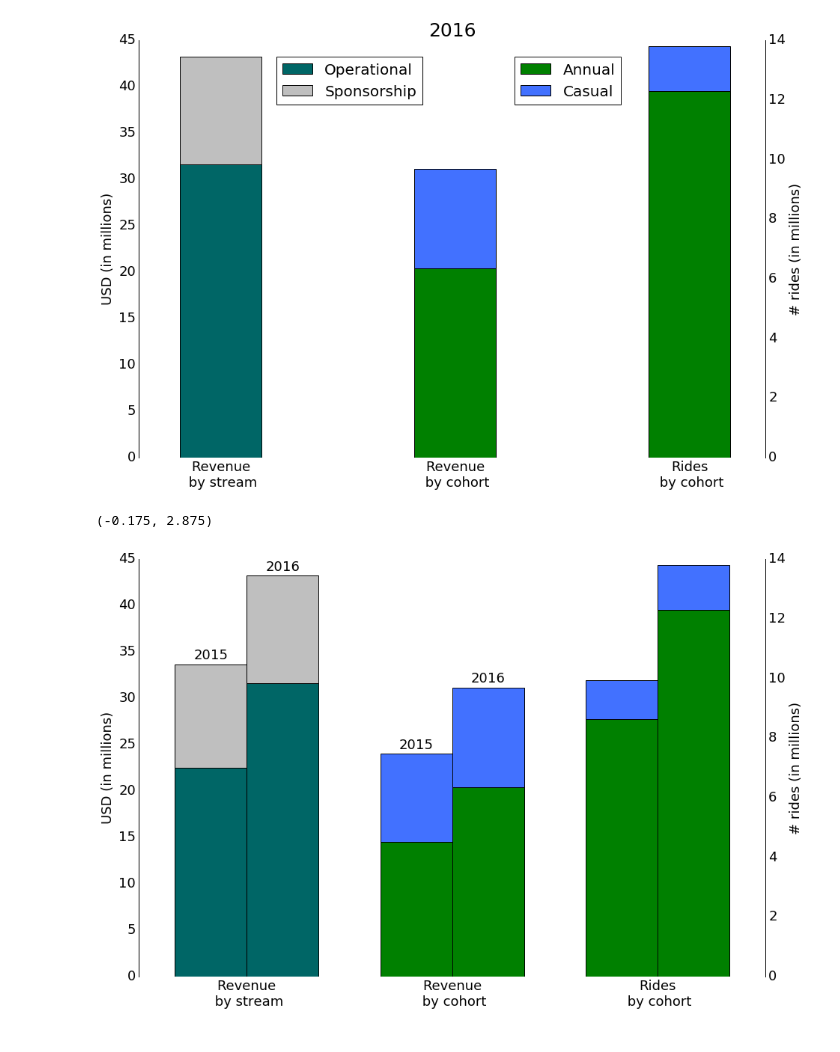
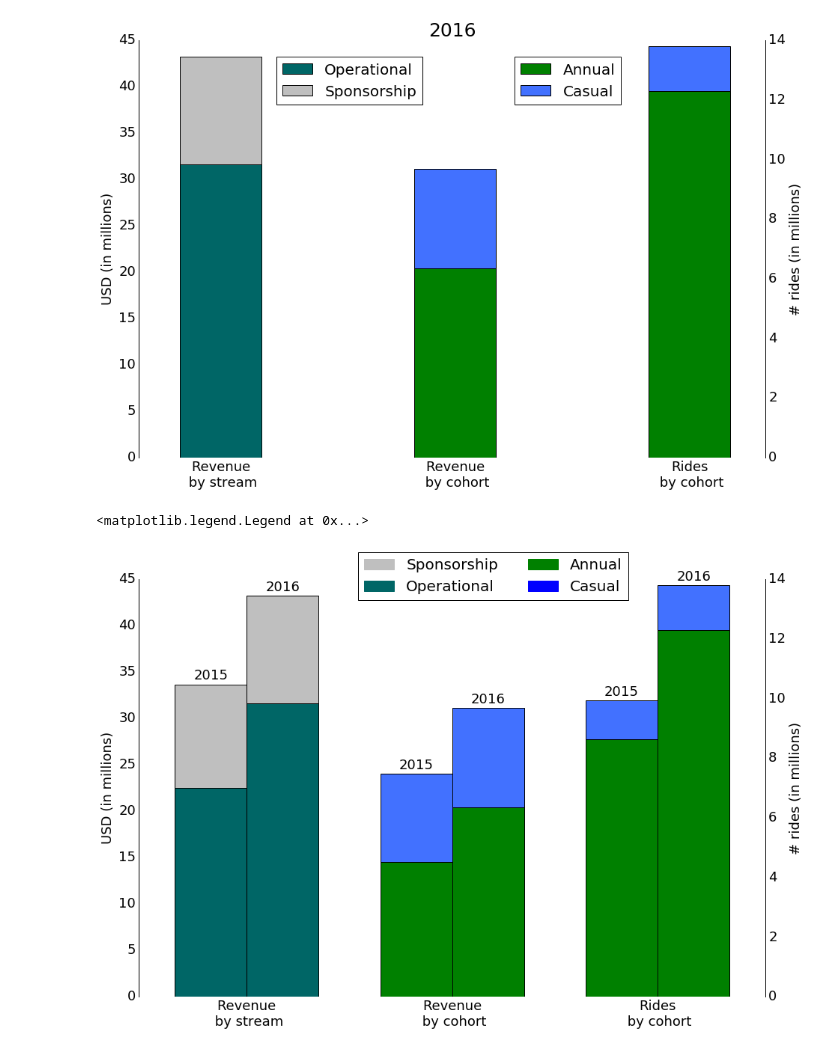
Before and after one commit to cleipski/Citibike, a Jupyter notebook: citibike_01.ipynb, the cells around one changed output. Saved outputs shown, nothing was run; the diff lists cells and outputs as text; code cells hidden in the pictures.

Commit message:
New plot layouts

```diff
--- a/citibike_01.ipynb
+++ b/citibike_01.ipynb
@@ -646,41 +651,59 @@ ax.set_ylabel('USD')
 # ax.set_xticks(ind + width)
 # Hide the top and bottom spines
 ax.spines['bottom'].set_visible(False)
 ax.spines['top'].set_visible(False)
 # No xaxis ticks but show text
 ax.tick_params(axis=u'both', which=u'both',length=0,labelsize=18)
 plt.ylabel('USD (in millions)', fontsize=18)
 #
 # Second axis
 #
 ax2 = ax.twinx()
-n_rides_lower = 8626638.
-n_rides_upper = 1311331.
+n_rides_lower = 8626638./1e6
+n_rides_upper = 1311331./1e6
+n_total = np.array(n_rides_lower+n_rides_upper)
 
-p1 = ax2.bar(ind[-1]+1, n_rides_lower/1e6, width, color='green', label='Annual')
-p2 = ax2.bar(ind[-1]+1, n_rides_upper/1e6, width, color=(0.2588,0.4433,1.0),
-             bottom=n_rides_lower/1e6, label='Casual')
-# ax2.text(ind[0]+width/2., 0.2+(n_rides_lower+n_rides_upper), '2015', ha='center', va='bottom', fontsize=18)
+p1 = ax2.bar(ind[-1]+1, n_rides_lower, width, color='green', label='Annual')
+p2 = ax2.bar(ind[-1]+1, n_rides_upper, width, color=(0.2588,0.4433,1.0),
+             bottom=n_rides_lower, label='Casual')
+ax2.text(ind[-1]+1+width/2., 0.05+n_total, '2015', ha='center', va='bottom', fontsize=18)
 
-p1 = ax2.bar(ind[-1]+1+width, 12301711./1e6, width, color='green', label='Annual')
-p2 = ax2.bar(ind[-1]+1+width, 1508073./1e6, width, color=(0.2588,0.4433,1.0),
-             bottom=12301711./1e6, label='Casual')
+n_rides_lower = 12301711./1e6
+n_rides_upper = 1508073./1e6
+n_total = np.array(n_rides_lower+n_rides_upper)
+
+
+p1 = ax2.bar(ind[-1]+1+width, n_rides_lower, width, color='green', label='Annual')
+p2 = ax2.bar(ind[-1]+1+width, n_rides_upper, width, color=(0.2588,0.4433,1.0),
+             bottom=n_rides_lower, label='Casual')
+ax2.text(ind[-1]+1+3*width/2., 0.05+n_total, '2016', ha='center', va='bottom', fontsize=18)
+
 
 # Hide the top and bottom spines
 ax2.spines['bottom'].set_visible(False)
 ax2.spines['top'].set_visible(False)
 # No xaxis ticks
 ax2.xaxis.set_ticks([])
 N = 3
 ind = np.arange(N)
 ax2.set_xticks(np.array(ind + width))
 # No xaxis ticks but show text
 ax2.tick_params(axis=u'both', which=u'both',length=0,labelsize=18)
 ax2.set_ylabel('# rides (in millions)',fontsize=18 )
 ax2.set_xticklabels(('Revenue\n by stream','Revenue\n by cohort','Rides\n by cohort'))
 plt.xlim(-width/2., ind[-1] + 2.5*width)
 #
 # ax2.legend(prop={'size': 20},loc=(0.6,0.845))
+
+grey_patch = mpatches.Patch(color='0.75', label='Sponsorship')
+greyblue_patch = mpatches.Patch(color='#006666', label='Operational')
+green_patch = mpatches.Patch(color='green', label='Annual')
+blue_patch = mpatches.Patch(color='blue', label='Casual')
+
+plt.legend(handles=[grey_patch,greyblue_patch,green_patch,blue_patch],
+           ncol=2,
+           prop={'size': 20},
+           loc=(0.35,0.95))
 # %% [output]
-(-0.175, 2.875)
+<matplotlib.legend.Legend at 0x...>
-[figure, old version]
+[figure, new version]
```
Also changed, not shown: parts of 4 cells of this notebook.
